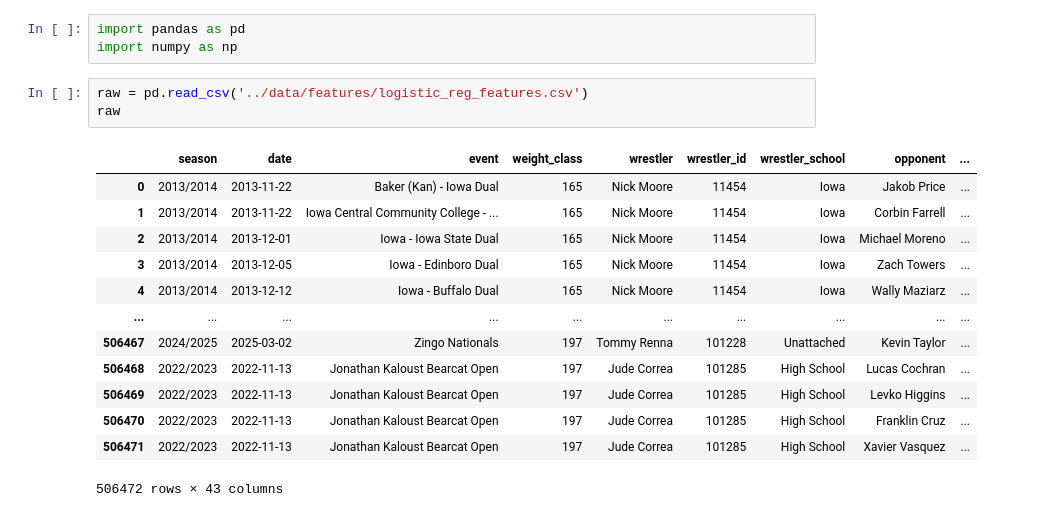
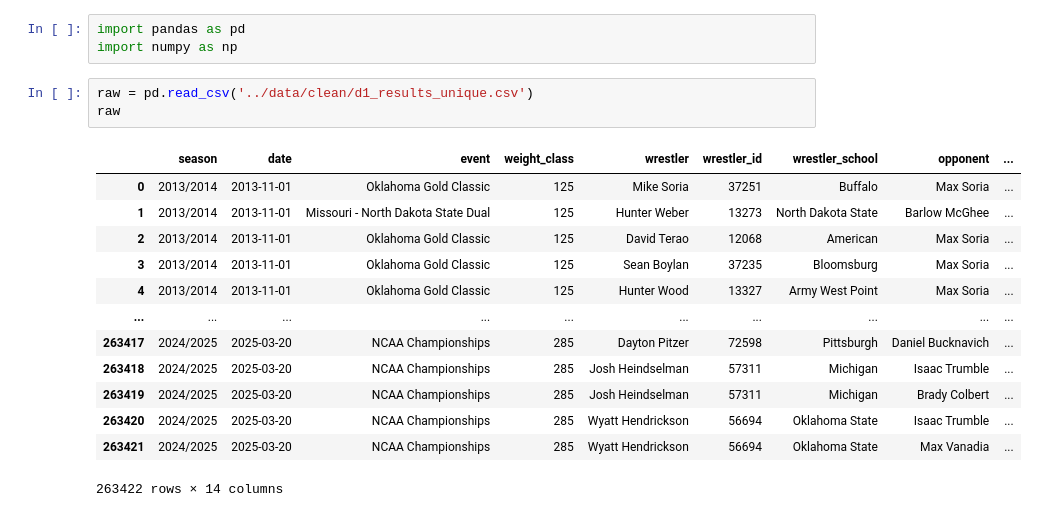
Before and after one commit to Silver0524/NCAA-Wrestling-Predictor, a Jupyter notebook: notebooks/decision_tree.ipynb, the cells around one changed output. Cells and saved outputs as stored; diff of their text form.

```diff
--- a/notebooks/decision_tree.ipynb
+++ b/notebooks/decision_tree.ipynb
@@ -2,19 +2,19 @@
 import pandas as pd
 import numpy as np
 # %%
-raw = pd.read_csv('../data/features/logistic_reg_features.csv')
+raw = pd.read_csv('../data/clean/d1_results_unique.csv')
 raw
 # %% [output]
 |  | season | date | event | weight_class | wrestler | wrestler_id | wrestler_school | opponent | ... |
-| 0 | 2013/2014 | 2013-11-22 | Baker (Kan) - Iowa Dual | 165 | Nick Moore | 11454 | Iowa | Jakob Price | ... |
-| 1 | 2013/2014 | 2013-11-22 | Iowa Central Community College - ... | 165 | Nick Moore | 11454 | Iowa | Corbin Farrell | ... |
-| 2 | 2013/2014 | 2013-12-01 | Iowa - Iowa State Dual | 165 | Nick Moore | 11454 | Iowa | Michael Moreno | ... |
-| 3 | 2013/2014 | 2013-12-05 | Iowa - Edinboro Dual | 165 | Nick Moore | 11454 | Iowa | Zach Towers | ... |
-| 4 | 2013/2014 | 2013-12-12 | Iowa - Buffalo Dual | 165 | Nick Moore | 11454 | Iowa | Wally Maziarz | ... |
+| 0 | 2013/2014 | 2013-11-01 | Oklahoma Gold Classic | 125 | Mike Soria | 37251 | Buffalo | Max Soria | ... |
+| 1 | 2013/2014 | 2013-11-01 | Missouri - North Dakota State Dual | 125 | Hunter Weber | 13273 | North Dakota State | Barlow McGhee | ... |
+| 2 | 2013/2014 | 2013-11-01 | Oklahoma Gold Classic | 125 | David Terao | 12068 | American | Max Soria | ... |
+| 3 | 2013/2014 | 2013-11-01 | Oklahoma Gold Classic | 125 | Sean Boylan | 37235 | Bloomsburg | Max Soria | ... |
+| 4 | 2013/2014 | 2013-11-01 | Oklahoma Gold Classic | 125 | Hunter Wood | 13327 | Army West Point | Max Soria | ... |
 | ... | ... | ... | ... | ... | ... | ... | ... | ... | ... |
-| 506467 | 2024/2025 | 2025-03-02 | Zingo Nationals | 197 | Tommy Renna | 101228 | Unattached | Kevin Taylor | ... |
-| 506468 | 2022/2023 | 2022-11-13 | Jonathan Kaloust Bearcat Open | 197 | Jude Correa | 101285 | High School | Lucas Cochran | ... |
-| 506469 | 2022/2023 | 2022-11-13 | Jonathan Kaloust Bearcat Open | 197 | Jude Correa | 101285 | High School | Levko Higgins | ... |
-| 506470 | 2022/2023 | 2022-11-13 | Jonathan Kaloust Bearcat Open | 197 | Jude Correa | 101285 | High School | Franklin Cruz | ... |
-| 506471 | 2022/2023 | 2022-11-13 | Jonathan Kaloust Bearcat Open | 197 | Jude Correa | 101285 | High School | Xavier Vasquez | ... |
+| 263417 | 2024/2025 | 2025-03-20 | NCAA Championships | 285 | Dayton Pitzer | 72598 | Pittsburgh | Daniel Bucknavich | ... |
+| 263418 | 2024/2025 | 2025-03-20 | NCAA Championships | 285 | Josh Heindselman | 57311 | Michigan | Isaac Trumble | ... |
+| 263419 | 2024/2025 | 2025-03-20 | NCAA Championships | 285 | Josh Heindselman | 57311 | Michigan | Brady Colbert | ... |
+| 263420 | 2024/2025 | 2025-03-20 | NCAA Championships | 285 | Wyatt Hendrickson | 56694 | Oklahoma State | Isaac Trumble | ... |
+| 263421 | 2024/2025 | 2025-03-20 | NCAA Championships | 285 | Wyatt Hendrickson | 56694 | Oklahoma State | Max Vanadia | ... |
-506472 rows × 43 columns
+263422 rows × 14 columns
```
Also changed, not shown: parts of 36 cells of this notebook.
